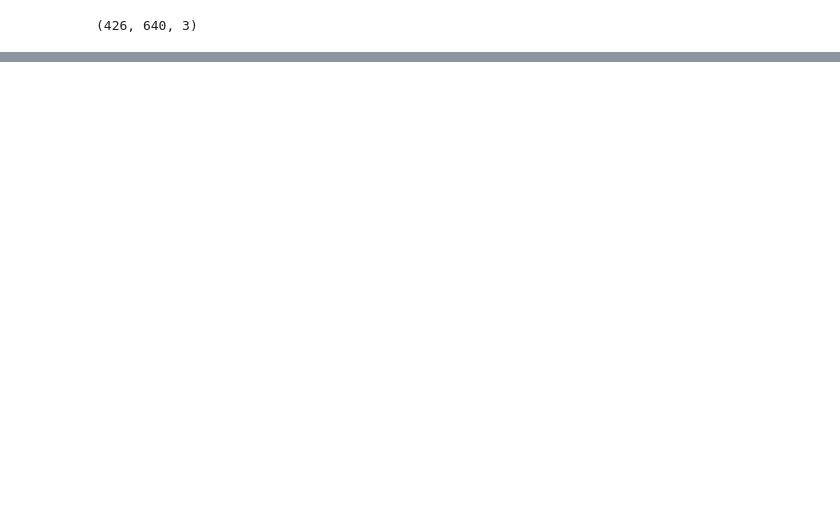
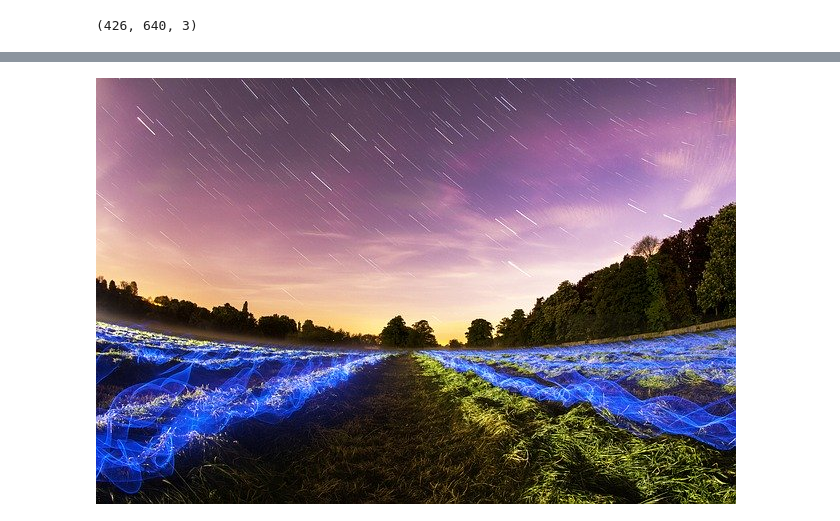
Before and after one commit to IS-CG/cg22-project-Abobus, a Jupyter notebook: check.ipynb, the cells around one changed output, grey strips where cells are left out. Cells and saved outputs as stored; diff of their text form; code cells hidden in the pictures; blank space fills up the shorter version.

```diff
--- a/check.ipynb
+++ b/check.ipynb
@@ -25,7 +25,8 @@ class ImageHistPlotter:
     def compute_hist_for_channel(
                     image: np.ndarray,
                     #  bins: int,
-                     ignote_part: float) -> np.ndarray:
+                    #  ignote_part: float
+                     ) -> np.ndarray:
         """
         compute histogram of image
         Args:
@@ -61,3 +255,7 @@ img_array.shape
+# %%
+Image.fromarray(modified_auto_contast(img_array))
+# %% [output]
+[figure, added]
 # %%
 import cv2
 import numpy as np
```
Also changed, not shown: parts of 14 cells of this notebook.
